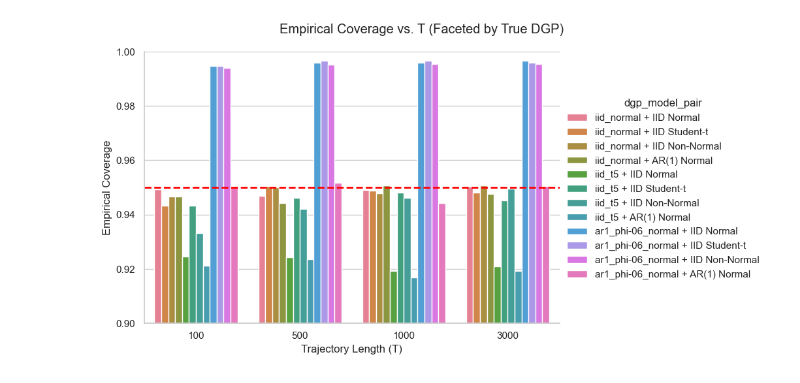
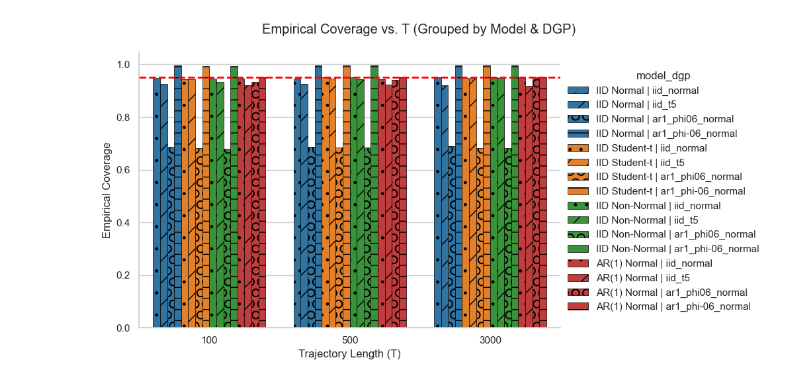
Before and after one commit to Fabro2701/sharpe_ratio_TFM, a Jupyter notebook: notebooks/coverage_analysis.ipynb, the cells around one changed output. Drawn from its saved outputs; the diff is of its cells as text; code cells hidden in the pictures.

```diff
--- a/notebooks/coverage_analysis.ipynb
+++ b/notebooks/coverage_analysis.ipynb
@@ -12,7 +12,7 @@ from config import RESULTS_DIR
 # %%
 # execution
 n_sim = 10000
-Ts = [100, 500, 1000, 3000]
+Ts = [100, 500, 3000]
 alpha = 0.05
 target_coverage = 1.0 - alpha
 for T in Ts:
@@ -21,11 +21,11 @@ for T in Ts:
             "--n_sim", str(n_sim),
             "--alpha", str(alpha),
             "--theta", "0.5",
-            "--dgps", "iid_normal", "iid_t5", "ar1_phi-06_normal",
+            "--dgps", "iid_normal", "iid_t5", "ar1_phi06_normal", "ar1_phi-06_normal",
             "--models", "iid_normal", "iid_student_t", "iid_nonnormal", "ar1_normal",
             #"--th_moments",
             "--seed", "42",
-            "--out", str(RESULTS_DIR / f"coverage_T{T}_n{n_sim}.csv")
+            "--out", str(RESULTS_DIR / f"coverage_an_T{T}_n{n_sim}.csv")
         ]
     run_coverage.main(test_args)
 # %% [output]
@@ -54,7 +54,7 @@ target_coverage = 1.0 - alpha
 # 1. Read and combine the data
 all_data = []
 for T in Ts:
-    file_path = RESULTS_DIR / f"coverage_T{T}_n{n_sim}.csv"
+    file_path = RESULTS_DIR / f"coverage_an_T{T}_n{n_sim}.csv"
 
     # Read the CSV
     df_temp = pd.read_csv(file_path)
@@ -94,40 +94,87 @@ df_results["dgp_model_pair"] = df_results["dgp_name"] + " + " + df_results["avar
 # %%
+import seaborn as sns
+import matplotlib.pyplot as plt
+
 def plot_coverage_results_by_pair(df, target_val=0.95):
     """
-    Plots coverage vs. T, faceted by True DGP, with a different color for each Model.
+    Plots coverage vs. T.
+    Same avar_model gets the same base color.
+    Different dgp_name gets a different hatch pattern.
     """
     sns.set_theme(style="whitegrid")
+    df = df.copy()
 
-    # The 'col' parameter adds the new degree of split for the DGP
+    # 1. Create a combined category so seaborn plots them side-by-side
+    df["model_dgp"] = df["avar_model"].astype(str) + " | " + df["dgp_name"].astype(str)
+
+    # Extract unique values to assign consistent colors and hatches
+    models = df["avar_model"].unique()
+    dgps = df["dgp_name"].unique()
+    t_levels = df["T"].unique()
+
+    # 2. Map colors (Model) and hatches (DGP)
+    base_colors = sns.color_palette("tab10", len(models))
+    color_map = dict(zip(models, base_colors))
+
+    hatch_patterns = ['.', '/', 'O', '-', '*']
+    hatch_map = dict(zip(dgps, hatch_patterns[:len(dgps)]))
+
+    # 3. Build a custom palette mapping the combined name to the Model's color
+    hue_order = []
+    custom_palette = {}
+    for m in models:
+        for d in dgps:
+            combo_name = f"{m} | {d}"
+            hue_order.append(combo_name)
+            custom_palette[combo_name] = color_map[m]
+
+    # 4. Plot the bars
     g = sns.catplot(
-        data=df_results,
+        data=df,
         x="T",
         y="coverage",
-        hue="dgp_model_pair", # <-- Uses the combined string
+        hue="model_dgp",
+        hue_order=hue_order,
+        palette=custom_palette,
         kind="bar",
         height=5,
         aspect=1.5,
         errorbar=None
     )
 
-    # Add the horizontal target line to every subplot
+    # 5. Loop through the generated bars and apply hatches
     for ax in g.axes.flat:
-        ax.axhline(
-            target_val,
-            color='red',
-            linestyle='--',
-            linewidth=2,
-            label=f'Target ({target_val})'
-        )
+        ax.axhline(target_val, color='red', linestyle='--', linewidth=2, label=f'Target ({target_val})')
+
+        # Seaborn draws bars in the exact order of 'hue_order', across all 'T' values
+        for i, bar in enumerate(ax.patches):
+            hue_idx = i // len(t_levels) # Figure out which hue group this bar belongs to
+            if hue_idx < len(hue_order):
+                combo_name = hue_order[hue_idx]
+                _, dgp_name = combo_name.split(" | ")
+
+                # Apply hatch and add a thin black edge so the hatch is visible
+                bar.set_hatch(hatch_map[dgp_name])
+                bar.set_edgecolor("black")
+                bar.set_linewidth(0.5)
+
+    # 6. Apply hatches to the legend so it matches the plot
+    if g.legend:
+        # Depending on the Matplotlib version, handles are accessed differently.
+        handles = getattr(g.legend, "legend_handles", g.legend.get_patches())
+        for handle, text in zip(handles, g.legend.texts):
+            label = text.get_text()
+            if " | " in label:
+                _, dgp_name = label.split(" | ")
+                handle.set_hatch(hatch_map[dgp_name])
+                handle.set_edgecolor("black")
+                handle.set_linewidth(0.5)
 
     # Formatting
-    g.fig.suptitle("Empirical Coverage vs. T (Faceted by True DGP)", y=1.05)
+    g.fig.suptitle("Empirical Coverage vs. T (Grouped by Model & DGP)", y=1.05)
     g.set_axis_labels("Trajectory Length (T)", "Empirical Coverage")
-    plt.ylim(target_val - 0.05, target_val + 0.05)
 
     plt.show()
-
-# Execute the plot
 plot_coverage_results_by_pair(df_results, target_val=target_coverage)
 # %% [output]
-[figure, old version]
+[figure, new version]
```
Also changed, not shown: parts of 4 cells of this notebook.
